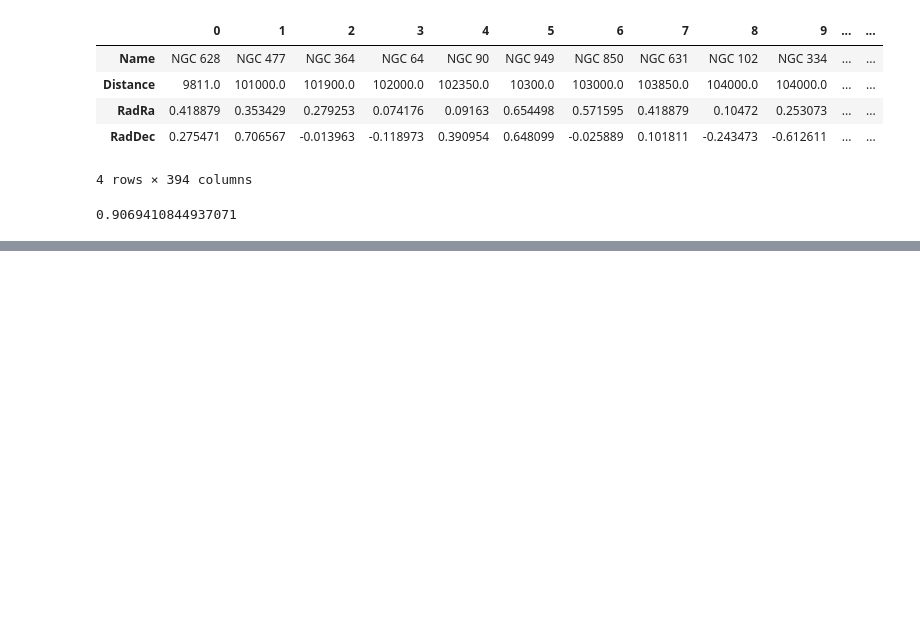
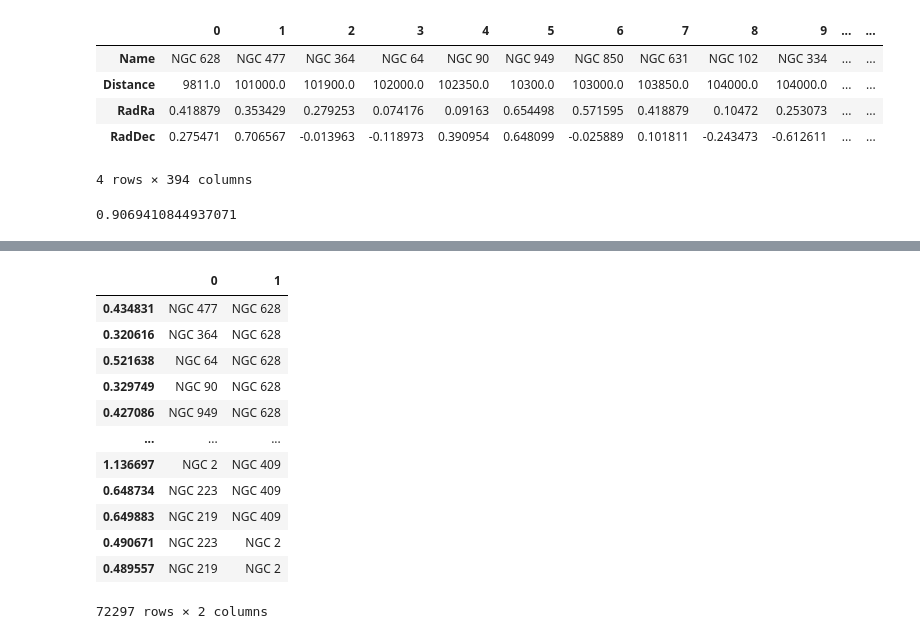
Before and after one commit to williamlee8ucb/DeCal_Final_Project, a Jupyter notebook: Project_Testing.ipynb, the cells around one changed output, grey strips where cells are left out. Saved outputs shown, nothing was run; the diff lists cells and outputs as text; code cells hidden in the pictures; blank space fills up the shorter version.

Commit message:
created gammas dict

```diff
--- a/Project_Testing.ipynb
+++ b/Project_Testing.ipynb
@@ -149,0 +130,17 @@ TypeError: _LocationIndexer.__call__() takes from 1 to 2 positional arguments bu
+# %%
+gammas_table = pd.DataFrame(gammas).transpose()
+gammas_table
+# %% [output]
+|  | 0 | 1 |
+| 0.434831 | NGC 477 | NGC 628 |
+| 0.320616 | NGC 364 | NGC 628 |
+| 0.521638 | NGC 64 | NGC 628 |
+| 0.329749 | NGC 90 | NGC 628 |
+| 0.427086 | NGC 949 | NGC 628 |
+| ... | ... | ... |
+| 1.136697 | NGC 2 | NGC 409 |
+| 0.648734 | NGC 223 | NGC 409 |
+| 0.649883 | NGC 219 | NGC 409 |
+| 0.490671 | NGC 223 | NGC 2 |
+| 0.489557 | NGC 219 | NGC 2 |
+72297 rows × 2 columns
```
Also changed, not shown: parts of 5 cells of this notebook.
